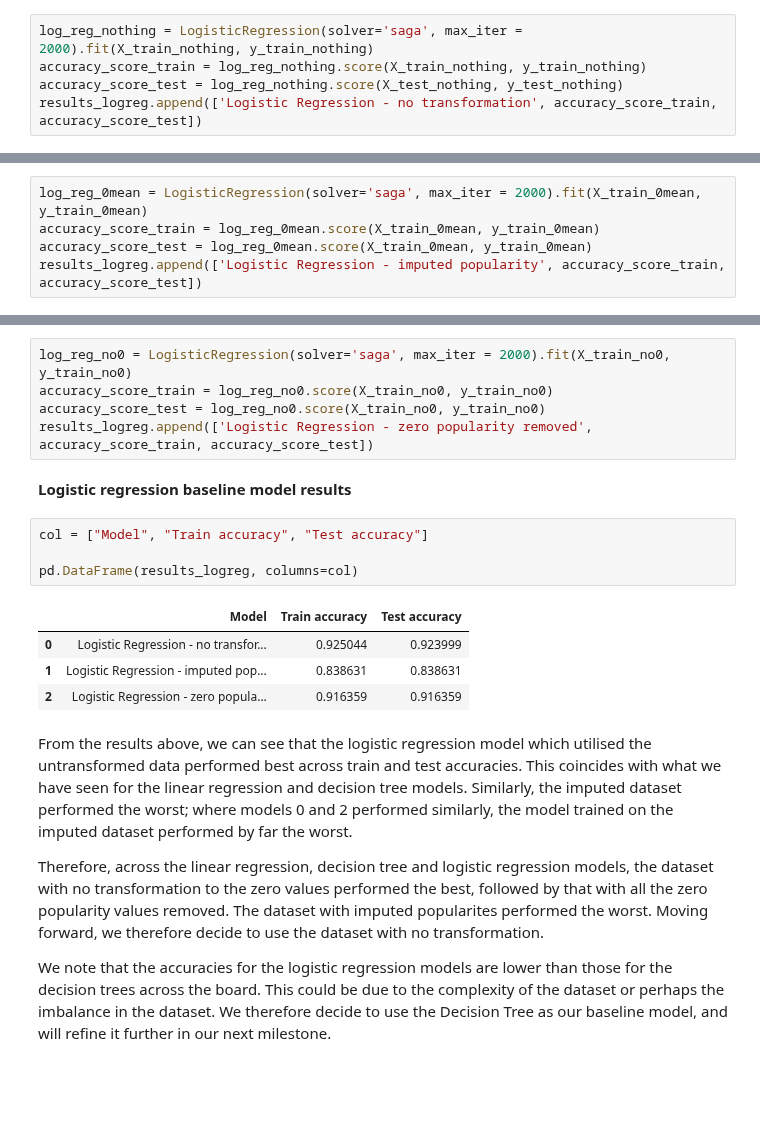
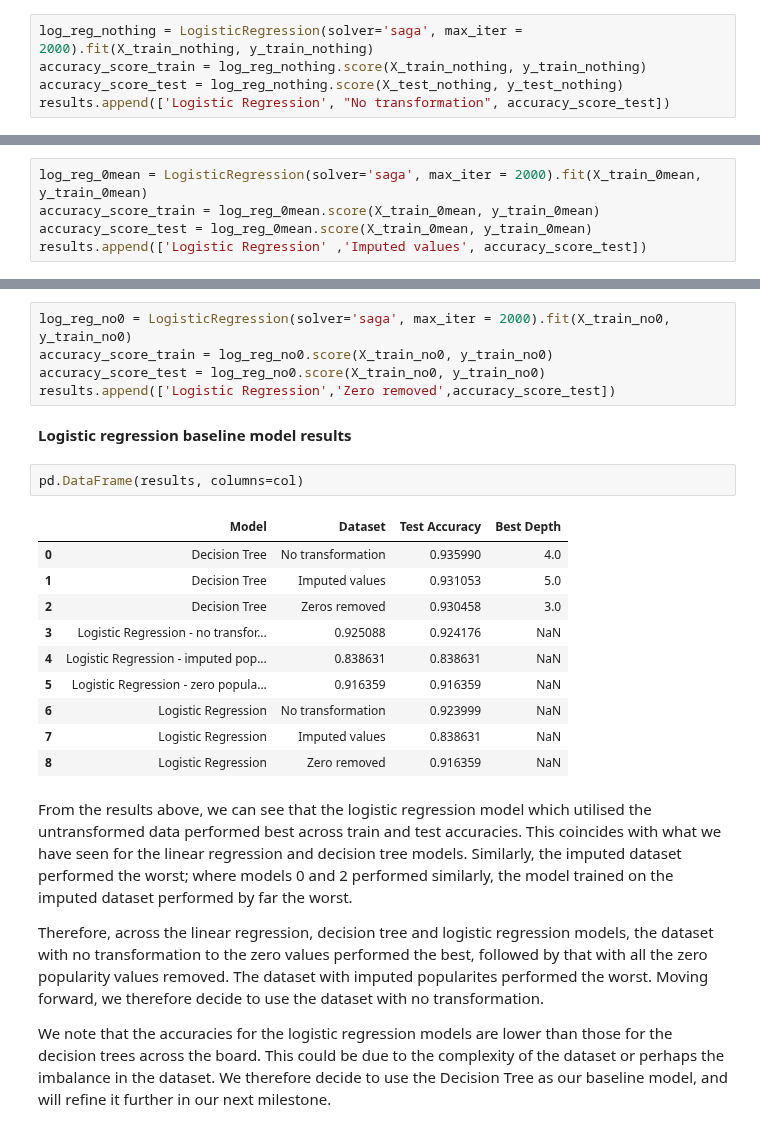
Before and after one commit to EliotAtlani/hit-predict, a Jupyter notebook: notebooks/baseline_pipeline.ipynb, the cells around one changed output, grey strips where cells are left out. Drawn from its saved outputs; the diff is of its cells as text; blank space fills up the shorter version.

```diff
--- a/notebooks/baseline_pipeline.ipynb
+++ b/notebooks/baseline_pipeline.ipynb
@@ -593,32 +588,36 @@ results_logreg = []
 log_reg_nothing = LogisticRegression(solver='saga', max_iter = 2000).fit(X_train_nothing, y_train_nothing)
 accuracy_score_train = log_reg_nothing.score(X_train_nothing, y_train_nothing)
 accuracy_score_test = log_reg_nothing.score(X_test_nothing, y_test_nothing)
-results_logreg.append(['Logistic Regression - no transformation', accuracy_score_train, accuracy_score_test])
+results.append(['Logistic Regression', "No transformation", accuracy_score_test])
 # %% [markdown]
 **Logistic regression - impute with mean of artist's non-zero popularity songs**
 # %%
 log_reg_0mean = LogisticRegression(solver='saga', max_iter = 2000).fit(X_train_0mean, y_train_0mean)
 accuracy_score_train = log_reg_0mean.score(X_train_0mean, y_train_0mean)
 accuracy_score_test = log_reg_0mean.score(X_train_0mean, y_train_0mean)
-results_logreg.append(['Logistic Regression - imputed popularity', accuracy_score_train, accuracy_score_test])
+results.append(['Logistic Regression' ,'Imputed values', accuracy_score_test])
 # %% [markdown]
 **Logistic regression - remove songs with zero popularity**
 # %%
 log_reg_no0 = LogisticRegression(solver='saga', max_iter = 2000).fit(X_train_no0, y_train_no0)
 accuracy_score_train = log_reg_no0.score(X_train_no0, y_train_no0)
 accuracy_score_test = log_reg_no0.score(X_train_no0, y_train_no0)
-results_logreg.append(['Logistic Regression - zero popularity removed', accuracy_score_train, accuracy_score_test])
+results.append(['Logistic Regression','Zero removed',accuracy_score_test])
 # %% [markdown]
 **Logistic regression baseline model results**
-# %%
-col = ["Model", "Train accuracy", "Test accuracy"]
-
-pd.DataFrame(results_logreg, columns=col)
-# %% [output]
-|  | Model | Train accuracy | Test accuracy |
-| 0 | Logistic Regression - no transfor... | 0.925044 | 0.923999 |
-| 1 | Logistic Regression - imputed pop... | 0.838631 | 0.838631 |
-| 2 | Logistic Regression - zero popula... | 0.916359 | 0.916359 |
+# %%
+pd.DataFrame(results, columns=col)
+# %% [output]
+|  | Model | Dataset | Test Accuracy | Best Depth |
+| 0 | Decision Tree | No transformation | 0.935990 | 4.0 |
+| 1 | Decision Tree | Imputed values | 0.931053 | 5.0 |
+| 2 | Decision Tree | Zeros removed | 0.930458 | 3.0 |
+| 3 | Logistic Regression - no transfor... | 0.925088 | 0.924176 | NaN |
+| 4 | Logistic Regression - imputed pop... | 0.838631 | 0.838631 | NaN |
+| 5 | Logistic Regression - zero popula... | 0.916359 | 0.916359 | NaN |
+| 6 | Logistic Regression | No transformation | 0.923999 | NaN |
+| 7 | Logistic Regression | Imputed values | 0.838631 | NaN |
+| 8 | Logistic Regression | Zero removed | 0.916359 | NaN |
 # %% [markdown]
 From the results above, we can see that the logistic regression model which utilised the untransformed data performed best across train and test accuracies. This coincides with what we have seen for the linear regression and decision tree models. Similarly, the imputed dataset performed the worst; where models 0 and 2 performed similarly, the model trained on the imputed dataset performed by far the worst.
 
```
Also changed, not shown: parts of 13 cells of this notebook, 1 other file.
